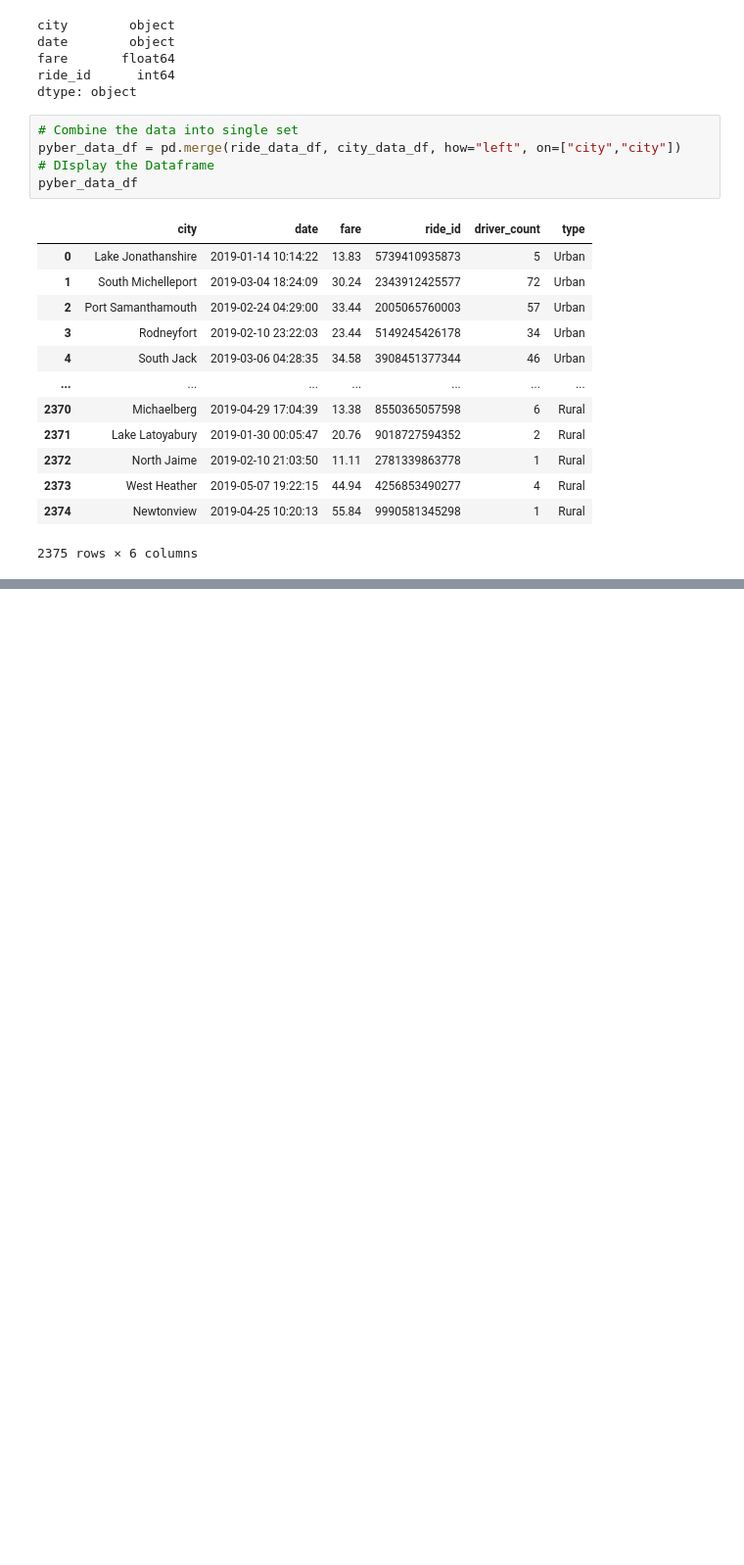
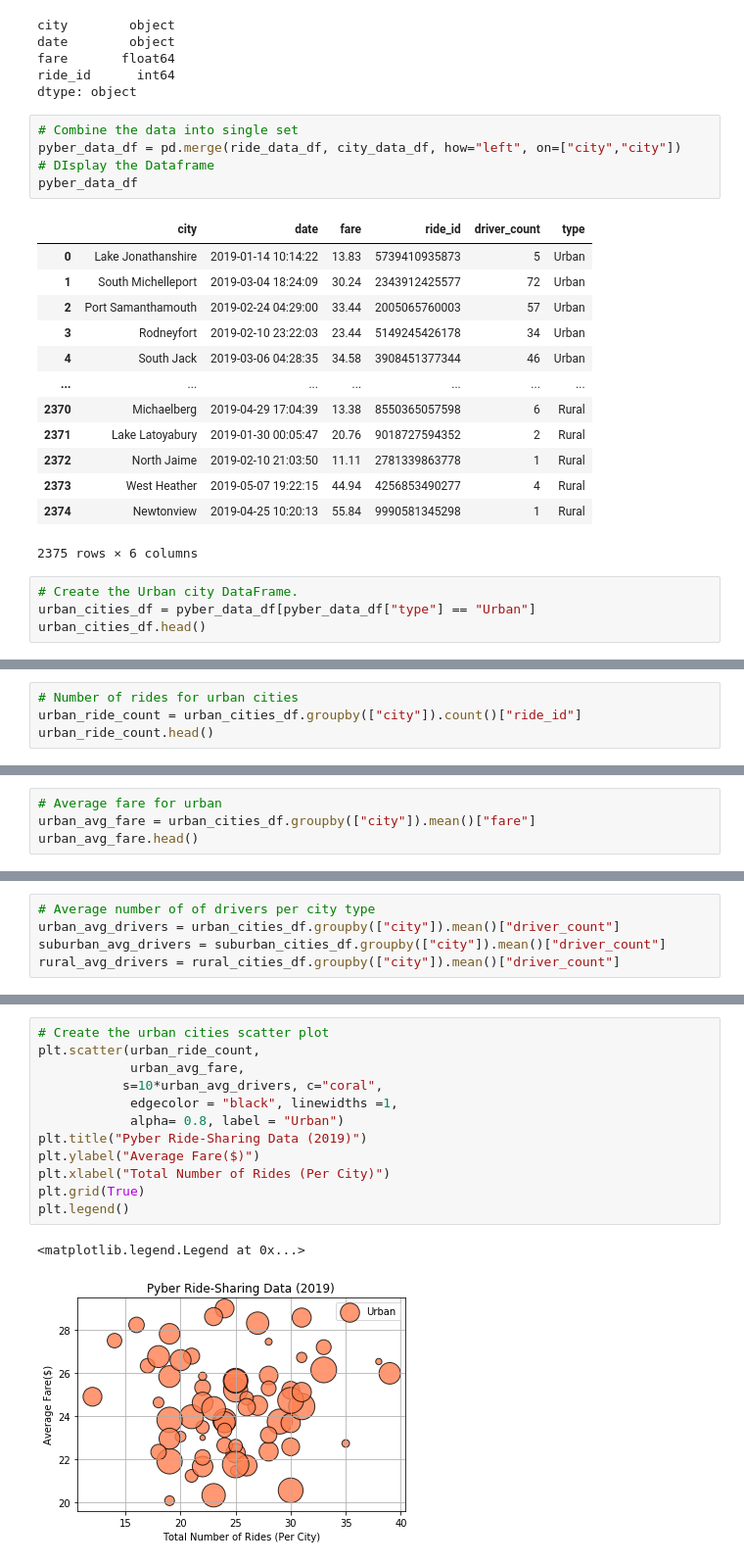
Before and after one commit to elenaguilarv/PyBer_Analysis, a Jupyter notebook: PyBer.ipynb, the cells around one changed output, grey strips where cells are left out. Shown: that part at 98% size. Drawn from its saved outputs; the diff is of its cells as text; blank space fills up the shorter version.

Commit message:
Pyber analysis

```diff
--- a/PyBer.ipynb
+++ b/PyBer.ipynb
@@ -127,3 +127,7 @@ pyber_data_df
 | 2373 | West Heather | 2019-05-07 19:22:15 | 44.94 | 4256853490277 | 4 | Rural |
 | 2374 | Newtonview | 2019-04-25 10:20:13 | 55.84 | 9990581345298 | 1 | Rural |
 2375 rows × 6 columns
+# %%
+# Create the Urban city DataFrame.
+urban_cities_df = pyber_data_df[pyber_data_df["type"] == "Urban"]
+urban_cities_df.head()
@@ -129,0 +162,4 @@ pyber_data_df
+# %%
+# Number of rides for urban cities
+urban_ride_count = urban_cities_df.groupby(["city"]).count()["ride_id"]
+urban_ride_count.head()
@@ -129,0 +197,4 @@ pyber_data_df
+# %%
+# Average fare for urban
+urban_avg_fare = urban_cities_df.groupby(["city"]).mean()["fare"]
+urban_avg_fare.head()
@@ -129,0 +213,5 @@ pyber_data_df
+# %%
+# Average number of of drivers per city type
+urban_avg_drivers = urban_cities_df.groupby(["city"]).mean()["driver_count"]
+suburban_avg_drivers = suburban_cities_df.groupby(["city"]).mean()["driver_count"]
+rural_avg_drivers = rural_cities_df.groupby(["city"]).mean()["driver_count"]
@@ -129,0 +228,15 @@ pyber_data_df
+# %%
+# Create the urban cities scatter plot
+plt.scatter(urban_ride_count,
+            urban_avg_fare,
+           s=10*urban_avg_drivers, c="coral",
+            edgecolor = "black", linewidths =1,
+            alpha= 0.8, label = "Urban")
+plt.title("Pyber Ride-Sharing Data (2019)")
+plt.ylabel("Average Fare($)")
+plt.xlabel("Total Number of Rides (Per City)")
+plt.grid(True)
+plt.legend()
+# %% [output]
+<matplotlib.legend.Legend at 0x...>
+[figure, added]
```
Also changed, not shown: parts of 12 cells of this notebook, 3 other files.
